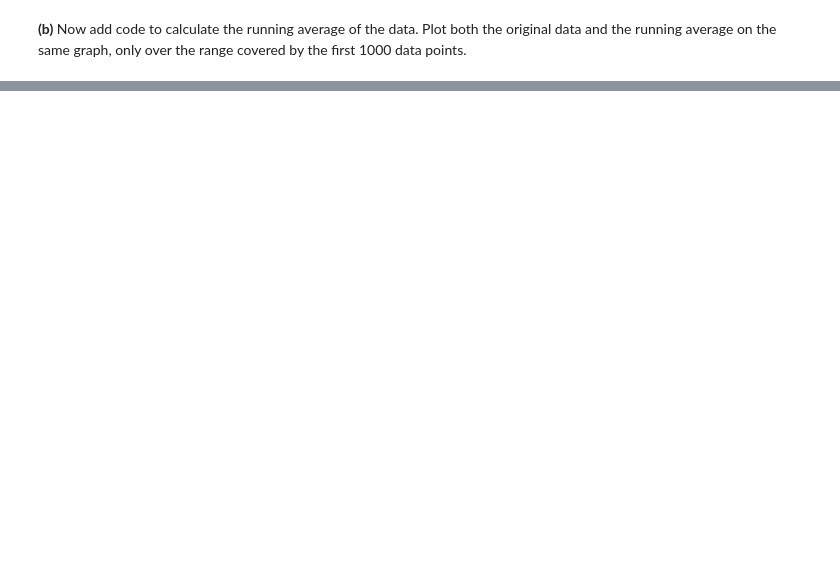
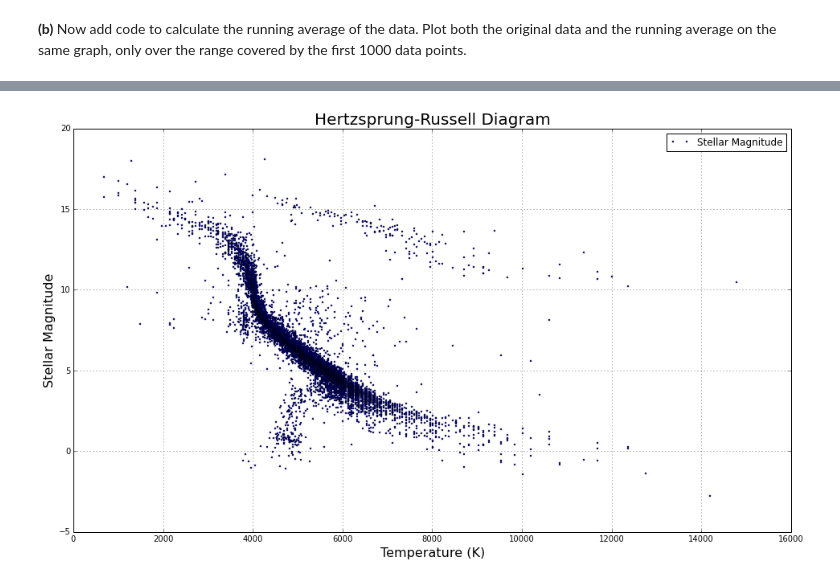
Before and after one commit to pnguye41/PHYS202-S14, a Jupyter notebook: Graphics/GraphicsExercises.ipynb, the cells around one changed output, grey strips where cells are left out. Drawn from its saved outputs; the diff is of its cells as text; code cells hidden in the pictures; blank space fills up the shorter version.

```diff
--- a/Graphics/GraphicsExercises.ipynb
+++ b/Graphics/GraphicsExercises.ipynb
@@ -192,0 +155,15 @@ plt.show()
+# %%
+x = loadtxt('stars.txt', unpack=True, usecols=[0])
+y = loadtxt('stars.txt', unpack=True, usecols=[1])
+
+plt.figure(figsize=(16, 9), dpi=80)
+plt.plot(x, y, 'o', markersize=2, color='b', label='Stellar Magnitude')
+
+plt.xlabel('Temperature (K)', fontsize=16)
+plt.ylabel('Stellar Magnitude', fontsize=16)
+plt.title('Hertzsprung-Russell Diagram', fontsize=20)
+plt.legend()
+
+plt.grid()
+# %% [output]
+[figure, added]
```
Also changed, not shown: parts of 6 cells of this notebook, 1 other file.
